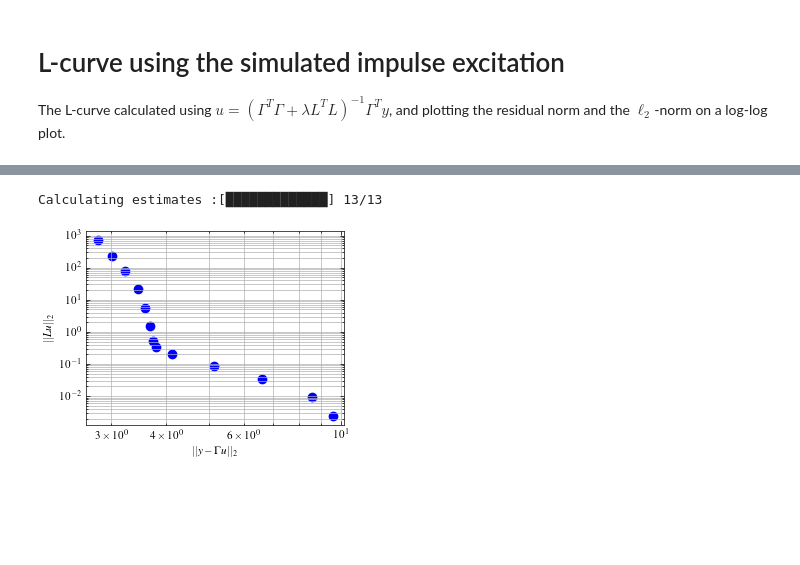
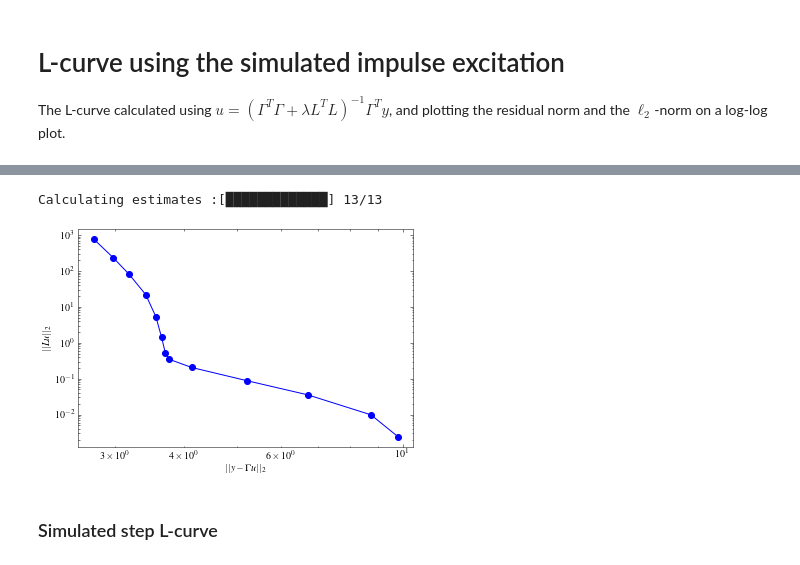
Before and after one commit to urho-h/torque_estimation_masters, a Jupyter notebook: notebooks/IFAC conference material.ipynb, the cells around one changed output, grey strips where cells are left out. Drawn from its saved outputs; the diff is of its cells as text; code cells hidden in the pictures; blank space fills up the shorter version.

```diff
--- a/notebooks/IFAC conference material.ipynb
+++ b/notebooks/IFAC conference material.ipynb
@@ -536,10 +817,12 @@ def calculate_L_curve(times, dt, load, lambdas, use_trend=False, show_plot=False
     if show_plot:
         plt.yscale("log")
         plt.xscale("log")
+        plt.plot(residual_norm, l_norm, color='blue')
         plt.scatter(residual_norm, l_norm, color='blue')
         plt.xlabel("$||y-\Gamma u||_2$")
         plt.ylabel("$||L u||_2$")
-        plt.grid(which="both")
-        plt.tight_layout()
+        #plt.grid(which="both")
+        #plt.tight_layout()
+        plt.savefig("notebook_figures/impulse_hp_lcurve.eps")
         plt.show()
 # %%
@@ -553,0 +860,4 @@ plt.plot(t_sim_short, excitation_sim)
+# %%
+# Regularization parameters for the calculation of the L-curve
+regularization_parameters = np.logspace(-6, 6, 13)
+print("Lambda values: ", regularization_parameters)
@@ -554,6 +876,8 @@ plt.plot(t_sim_short, excitation_sim)
 # %%
-regularization_parameters = [1e-6, 1e-5, 1e-4, 1e-3, 1e-2, 1e-1, 1, 10, 100, 1000, 10000, 100000, 1000000]
+%matplotlib inline
 calculate_L_curve(t_sim_short, dt_sim, excitation_sim, regularization_parameters, use_trend=True, show_plot=True)
 # %% [output]
 Calculating estimates :[█████████████] 13/13
-[figure, old version]
+[figure, new version]
+# %% [markdown]
+### Simulated step L-curve
```
Also changed, not shown: parts of 68 cells of this notebook, 8 other files.
